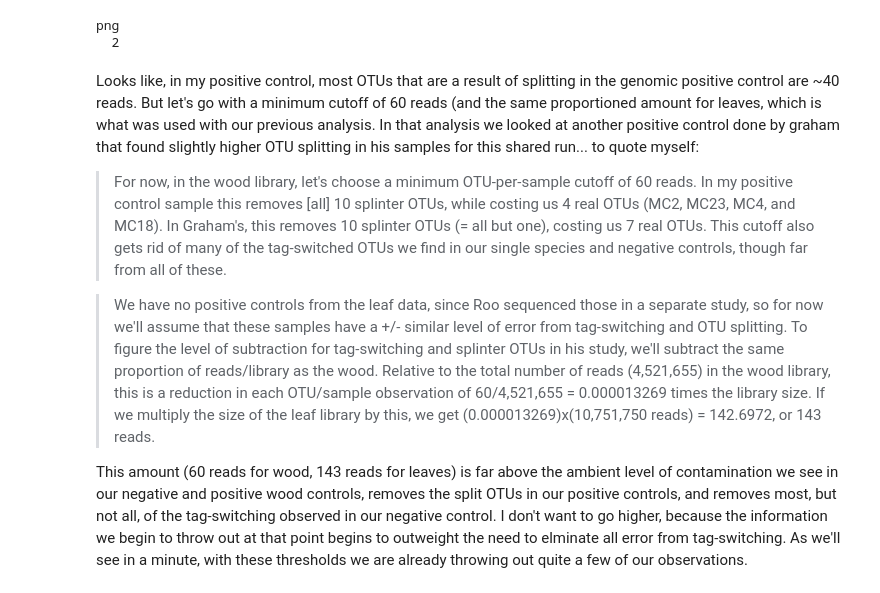
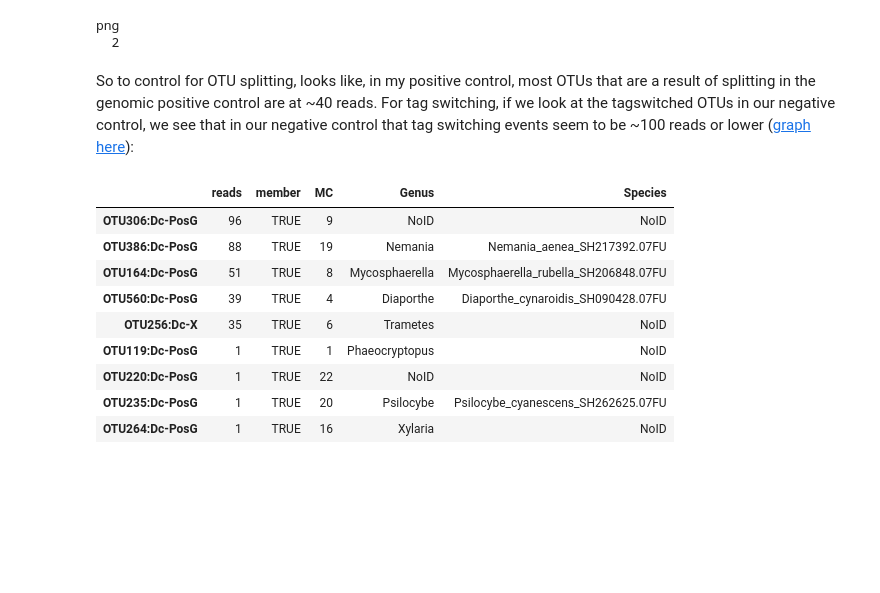
Before and after one commit to danchurch/taiwan_combined_stats, a Jupyter notebook: CSrev/CSrev.ipynb, the cells around one changed output. Saved outputs shown, nothing was run; the diff lists cells and outputs as text; code cells hidden in the pictures; blank space fills up the shorter version.

```diff
--- a/CSrev/CSrev.ipynb
+++ b/CSrev/CSrev.ipynb
@@ -725,11 +732,18 @@ dev.off()
 # %% [output]
 png
   2
-# %% [markdown]
-Looks like, in my positive control, most OTUs that are a result of splitting in the genomic positive control are ~40 reads. But let's go with a minimum cutoff of 60 reads (and the same proportioned amount for leaves, which is what was used with our previous analysis. In that analysis we looked at another positive control done by graham that found slightly higher OTU splitting in his samples for this shared run... to quote myself:
-
->For now, in the wood library, let's choose a minimum OTU-per-sample cutoff of 60 reads. In my positive control sample this removes [all] 10 splinter OTUs, while costing us 4 real OTUs (MC2, MC23, MC4, and MC18). In Graham's, this removes 10 splinter OTUs (= all but one), costing us 7 real OTUs. This cutoff also gets rid of many of the tag-switched OTUs we find in our single species and negative controls, though far from all of these.
-
->We have no positive controls from the leaf data, since Roo sequenced those in a separate study, so for now we'll assume that these samples have a +/- similar level of error from tag-switching and OTU splitting. To figure the level of subtraction for tag-switching and splinter OTUs in his study, we'll subtract the same proportion of reads/library as the wood. Relative to the total number of reads (4,521,655) in the wood library, this is a reduction in each OTU/sample observation of 60/4,521,655 = 0.000013269 times the library size. If we multiply the size of the leaf library by this, we get (0.000013269)x(10,751,750 reads) = 142.6972, or 143 reads.
-
-This amount (60 reads for wood, 143 reads for leaves) is far above the ambient level of contamination we see in our negative and positive wood controls, removes the split OTUs in our positive controls, and removes most, but not all, of the tag-switching observed in our negative control. I don't want to go higher, because the information we begin to throw out at that point begins to outweight the need to elminate all error from tag-switching. As we'll see in a minute, with these thresholds we are already throwing out quite a few of our observations.
+# %% [markdown]
+So to control for OTU splitting, looks like, in my positive control, most OTUs that are a result of splitting in the genomic positive control are at ~40 reads. For tag switching, if we look at the tagswitched OTUs in our negative control, we see that in our negative control that tag switching events seem to be ~100 reads or lower ([graph here](#NegGraph)):
+# %%
+Neg95bar[Neg95bar$member==TRUE,]
+# %% [output]
+|  | reads | member | MC | Genus | Species |
+| OTU306:Dc-PosG | 96 | TRUE | 9 | NoID | NoID |
+| OTU386:Dc-PosG | 88 | TRUE | 19 | Nemania | Nemania_aenea_SH217392.07FU |
+| OTU164:Dc-PosG | 51 | TRUE | 8 | Mycosphaerella | Mycosphaerella_rubella_SH206848.07FU |
+| OTU560:Dc-PosG | 39 | TRUE | 4 | Diaporthe | Diaporthe_cynaroidis_SH090428.07FU |
+| OTU256:Dc-X | 35 | TRUE | 6 | Trametes | NoID |
+| OTU119:Dc-PosG | 1 | TRUE | 1 | Phaeocryptopus | NoID |
+| OTU220:Dc-PosG | 1 | TRUE | 22 | NoID | NoID |
+| OTU235:Dc-PosG | 1 | TRUE | 20 | Psilocybe | Psilocybe_cyanescens_SH262625.07FU |
+| OTU264:Dc-PosG | 1 | TRUE | 16 | Xylaria | NoID |
```
Also changed, not shown: parts of 39 cells of this notebook, 1 other file.
